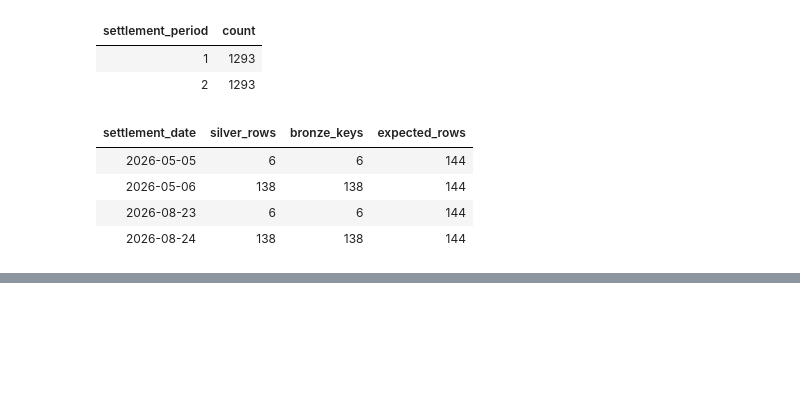
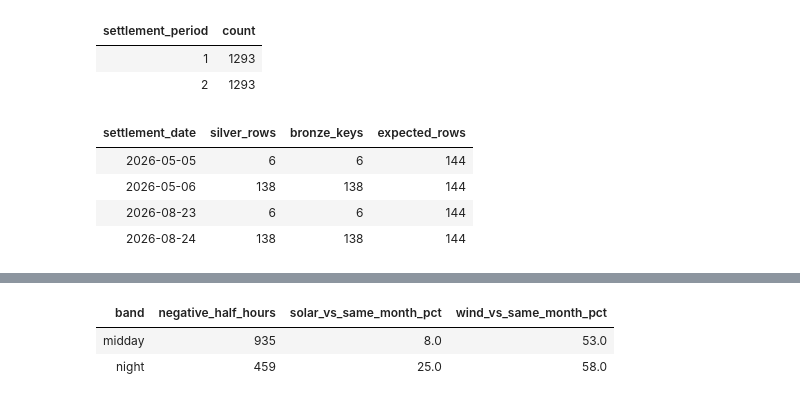
Before and after one commit to umarkhan0206/uk-power-pipeline, a Jupyter notebook: databricks/03_silver.ipynb, the cells around one changed output, grey strips where cells are left out. Drawn from its saved outputs; the diff is of its cells as text; code cells hidden in the pictures; blank space fills up the shorter version.

```diff
--- a/databricks/03_silver.ipynb
+++ b/databricks/03_silver.ipynb
@@ -639,0 +791,24 @@ display(silver_days.join(bronze_days, "settlement_date")
+# %%
+from pyspark.sql import functions as F
+from pyspark.sql.window import Window
+
+banded = (d.withColumn("band", F.when(F.col("hour").between(10, 15), "midday")
+                                .when(F.col("hour").between(0, 5), "night"))
+           .filter("band IS NOT NULL"))
+
+# For each half hour, the average for the same band in the same calendar month
+w = Window.partitionBy("band", "month")
+rel = (banded
+       .withColumn("solar_month_avg", F.avg("solar_mw").over(w))
+       .withColumn("wind_month_avg", F.avg("wind_mw").over(w))
+       .filter("neg"))
+
+display(rel.groupBy("band").agg(
+    F.count("*").alias("negative_half_hours"),
+    F.round(100 * (F.avg("solar_mw") / F.avg("solar_month_avg") - 1), 0).alias("solar_vs_same_month_pct"),
+    F.round(100 * (F.avg("wind_mw") / F.avg("wind_month_avg") - 1), 0).alias("wind_vs_same_month_pct"),
+))
+# %% [output]
+| band | negative_half_hours | solar_vs_same_month_pct | wind_vs_same_month_pct |
+| midday | 935 | 8.0 | 53.0 |
+| night | 459 | 25.0 | 58.0 |
```
Also changed, not shown: parts of 2 cells of this notebook, 3 other files.
